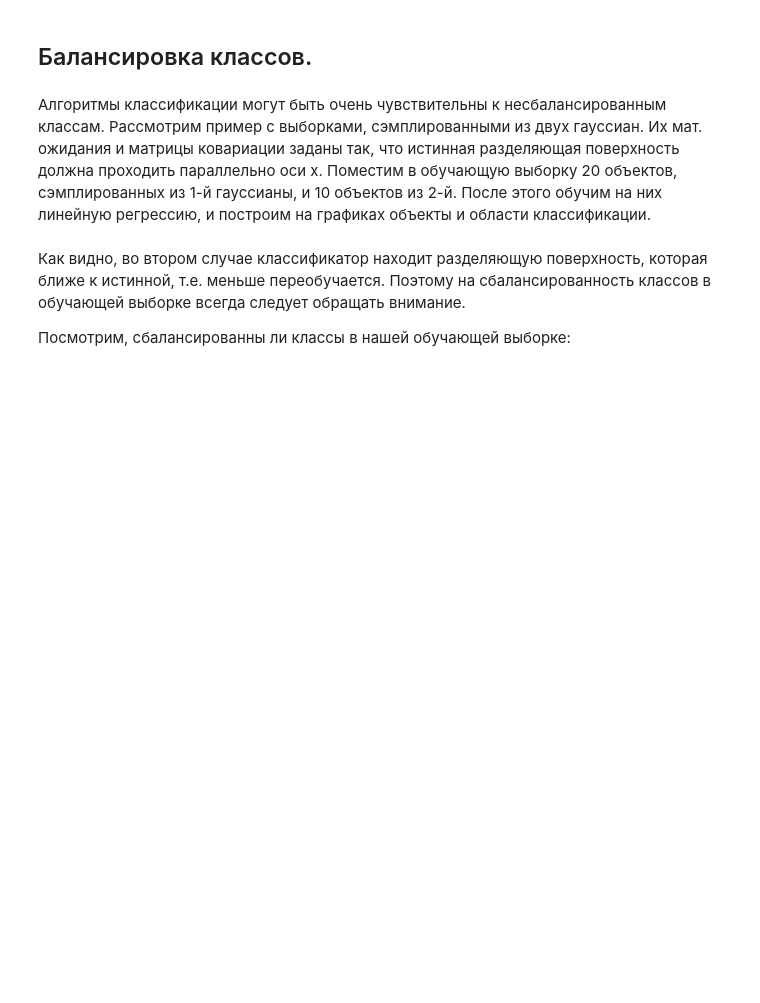
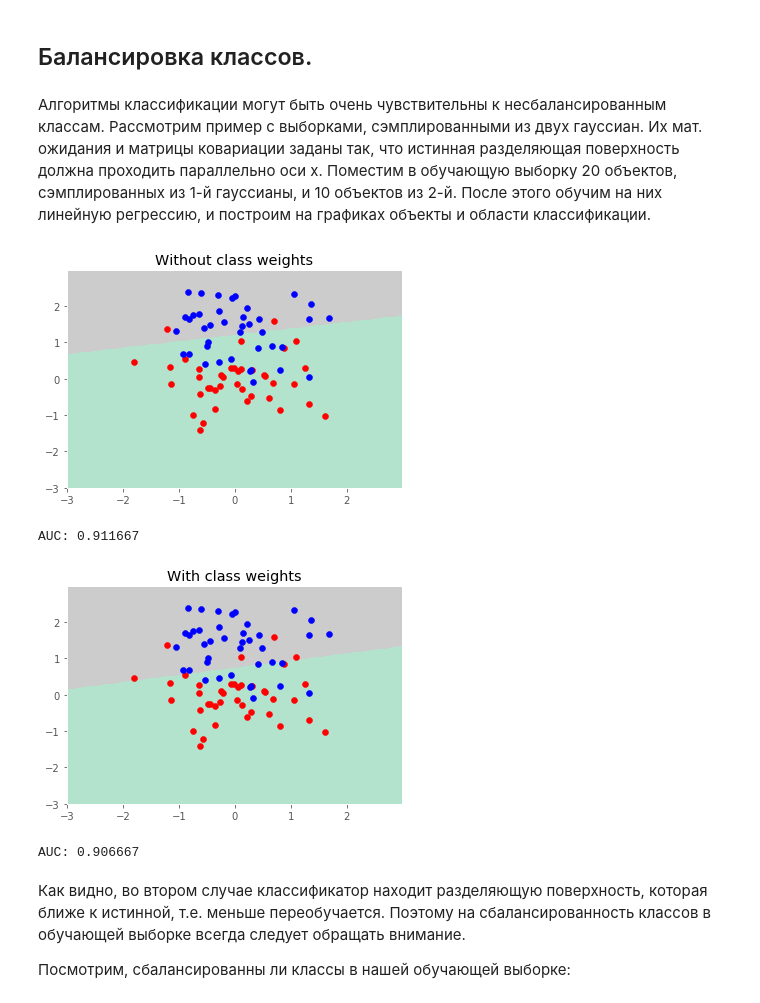
Before and after one commit to nkarasovd/Python-projects, a Jupyter notebook: Специализация Машинное обучение и анализ данных/Обучение на размеченных данных/Week 3/Preprocessing_LR.ipynb, the cells around one changed output. Drawn from its saved outputs; the diff is of its cells as text; code cells hidden in the pictures; blank space fills up the shorter version.

```diff
--- a/Специализация Машинное обучение и анализ данных/Обучение на размеченных данных/Week 3/Preprocessing_LR.ipynb
+++ b/Специализация Машинное обучение и анализ данных/Обучение на размеченных данных/Week 3/Preprocessing_LR.ipynb
@@ -441,35 +433,40 @@ data_1 = np.random.multivariate_normal([0,1], [[0.5,0],[0,0.5]], size=40)
 """На обучение берём 20 объектов из первого класса и 10 из второго"""
 example_data_train = np.vstack([data_0[:20,:], data_1[:10,:]])
 example_labels_train = np.concatenate([np.zeros((20)), np.ones((10))])
 """На тест - 20 из первого и 30 из второго"""
 example_data_test = np.vstack([data_0[20:,:], data_1[10:,:]])
 example_labels_test = np.concatenate([np.zeros((20)), np.ones((30))])
 """Задаём координатную сетку, на которой будем вычислять область классификации"""
 xx, yy = np.meshgrid(np.arange(-3, 3, 0.02), np.arange(-3, 3, 0.02))
 """Обучаем регрессию без балансировки по классам"""
-optimizer = GridSearchCV(LogisticRegression(), param_grid, cv=cv, n_jobs=-1)
+optimizer = GridSearchCV(LogisticRegression(), param_grid, cv=cv)
 optimizer.fit(example_data_train, example_labels_train)
 """Строим предсказания регрессии для сетки"""
 Z = optimizer.predict(np.c_[xx.ravel(), yy.ravel()]).reshape(xx.shape)
 plt.pcolormesh(xx, yy, Z, cmap=plt.cm.Pastel2)
 plt.scatter(data_0[:,0], data_0[:,1], color='red')
 plt.scatter(data_1[:,0], data_1[:,1], color='blue')
 """Считаем AUC"""
 auc_wo_class_weights = roc_auc_score(example_labels_test, optimizer.predict_proba(example_data_test)[:,1])
 plt.title('Without class weights')
 plt.show()
 print('AUC: %f'%auc_wo_class_weights)
 """Для второй регрессии в LogisticRegression передаём параметр class_weight='balanced'"""
-optimizer = GridSearchCV(LogisticRegression(class_weight='balanced'), param_grid, cv=cv, n_jobs=-1)
+optimizer = GridSearchCV(LogisticRegression(class_weight='balanced'), param_grid, cv=cv)
 optimizer.fit(example_data_train, example_labels_train)
 Z = optimizer.predict(np.c_[xx.ravel(), yy.ravel()]).reshape(xx.shape)
 plt.pcolormesh(xx, yy, Z, cmap=plt.cm.Pastel2)
 plt.scatter(data_0[:,0], data_0[:,1], color='red')
 plt.scatter(data_1[:,0], data_1[:,1], color='blue')
 auc_w_class_weights = roc_auc_score(example_labels_test, optimizer.predict_proba(example_data_test)[:,1])
 plt.title('With class weights')
 plt.show()
 print('AUC: %f'%auc_w_class_weights)
+# %% [output]
+[figure, added]
+AUC: 0.911667
+[figure, added]
+AUC: 0.906667
 # %% [markdown]
 Как видно, во втором случае классификатор находит разделяющую поверхность, которая ближе к истинной, т.е. меньше переобучается. Поэтому на сбалансированность классов в обучающей выборке всегда следует обращать внимание.
 
```
Also changed, not shown: parts of 26 cells of this notebook, 4 other files.
